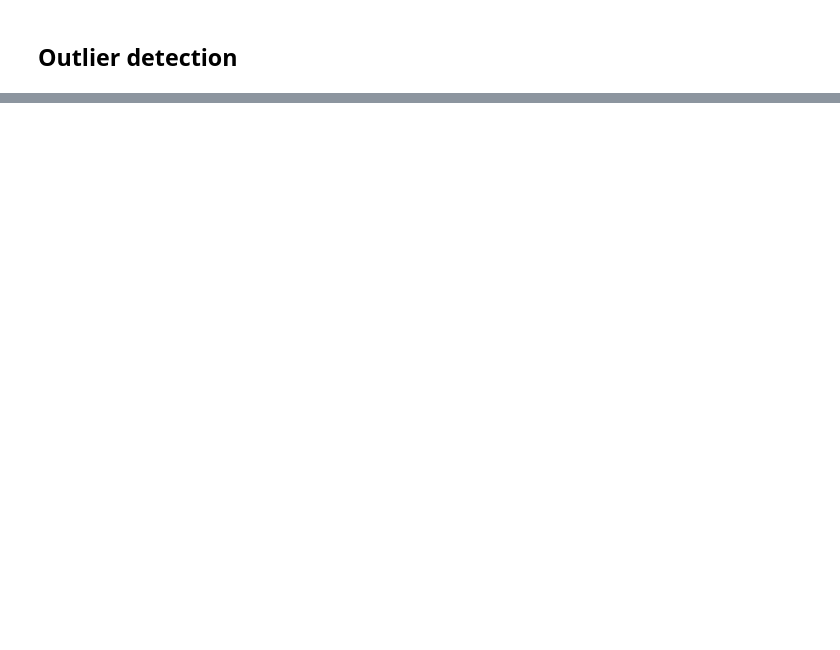
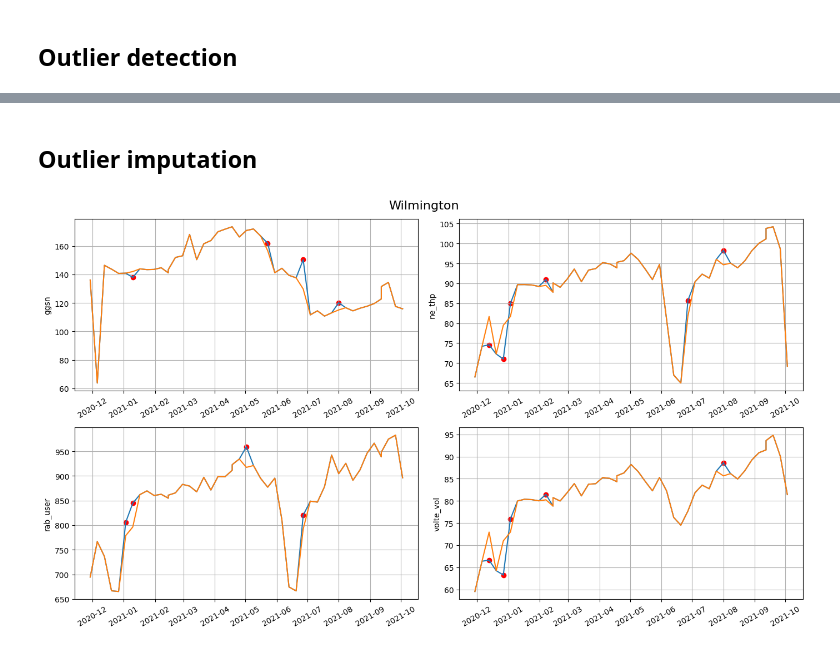
Before and after one commit to iddzzz/ggsn-thp-forecasting, a Jupyter notebook: ggsn-thp-forecasting.ipynb, the cells around one changed output, grey strips where cells are left out. Drawn from its saved outputs; the diff is of its cells as text; code cells hidden in the pictures; blank space fills up the shorter version.

Commit message:
imputed outliers

```diff
--- a/ggsn-thp-forecasting.ipynb
+++ b/ggsn-thp-forecasting.ipynb
@@ -334,0 +381,2 @@ Wilmington shape before: (48, 6), after: (48, 10)
+# %% [markdown]
+## Outlier imputation
@@ -334,0 +396,35 @@ Wilmington shape before: (48, 6), after: (48, 10)
+# %%
+# OUTLIER IMPUTATION 1
+
+outlier_score_threshold = 1/3 #- 0.01
+winsize = 7
+min_periods = 1
+
+dictdf_outimp = {}
+for area in dictdf_out.keys():
+    dictdf_outimp[area] = dictdf_out[area].copy()
+
+    dictdf_outimp[area] = impute_outlier(dictdf_outimp[area], col_ggsn,
+                                         outlier_score_threshold, winsize, min_periods)
+    dictdf_outimp[area] = impute_outlier(dictdf_outimp[area], col_nethp,
+                                         outlier_score_threshold, winsize, min_periods)
+    dictdf_outimp[area] = impute_outlier(dictdf_outimp[area], col_rabuser,
+                                         outlier_score_threshold, winsize, min_periods)
+    dictdf_outimp[area] = impute_outlier(dictdf_outimp[area], col_volte,
+                                         outlier_score_threshold, winsize, min_periods)
+# %%
+plt.figure(figsize=(14, 8))
+for i, col in enumerate([col_ggsn, col_nethp, col_rabuser, col_volte]):
+    ax = plt.subplot(2, 2, i + 1)
+    ax.plot(dictdf_out[area][col_date], dictdf_out[area][col])
+    cond = dictdf_out[area][f'{col}_outlier'] > 0.34
+    ax.scatter(dictdf_out[area][col_date][cond], dictdf_out[area][col][cond], color='red')
+    ax.plot(dictdf_outimp[area][col_date], dictdf_outimp[area][col])
+    ax.set_ylabel(col)
+    ax.tick_params('x', rotation=30)
+    ax.grid()
+plt.suptitle(area, fontsize=16)
+plt.tight_layout()
+plt.show()
+# %% [output]
+[figure, added]
```
Also changed, not shown: parts of 6 cells of this notebook, 1 other file.
